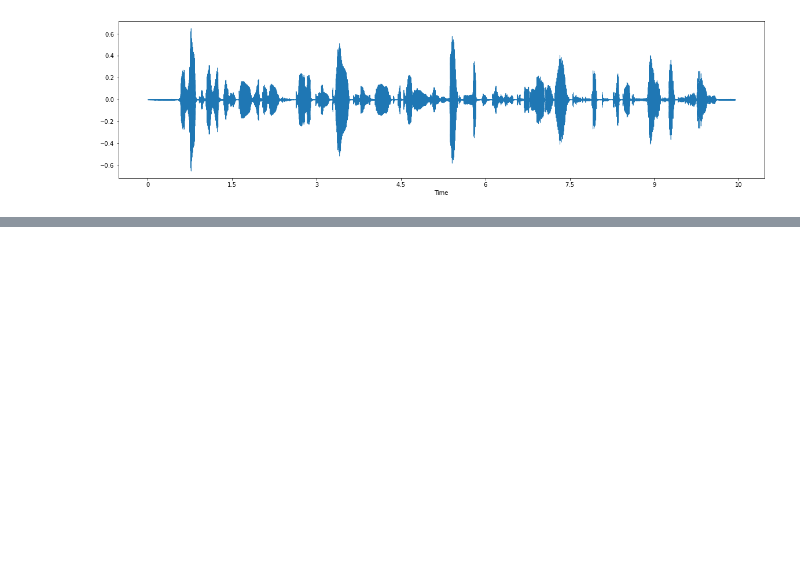
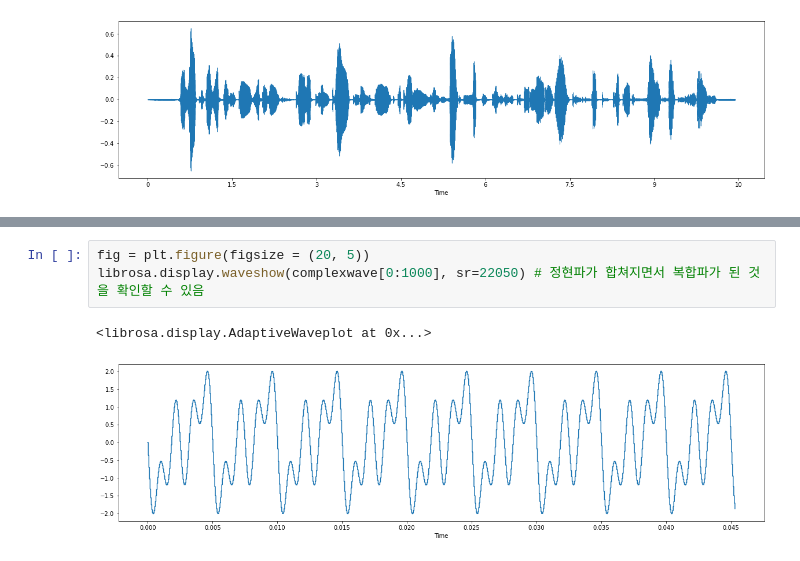
Before and after one commit to DevTae/Digital-Signal-Processing-Exercise, a Jupyter notebook: Digital-Signal-Processing-Exercise.ipynb, the cells around one changed output, grey strips where cells are left out. Cells and saved outputs as stored; diff of their text form; blank space fills up the shorter version.

```diff
--- a/Digital-Signal-Processing-Exercise.ipynb
+++ b/Digital-Signal-Processing-Exercise.ipynb
@@ -196,0 +205,6 @@ plt.tight_layout()
+# %%
+fig = plt.figure(figsize = (20, 5))
+librosa.display.waveshow(complexwave[0:1000], sr=22050) # 정현파가 합쳐지면서 복합파가 된 것을 확인할 수 있음
+# %% [output]
+<librosa.display.AdaptiveWaveplot at 0x...>
+[figure, added]
```
Also changed, not shown: parts of 26 cells of this notebook.
